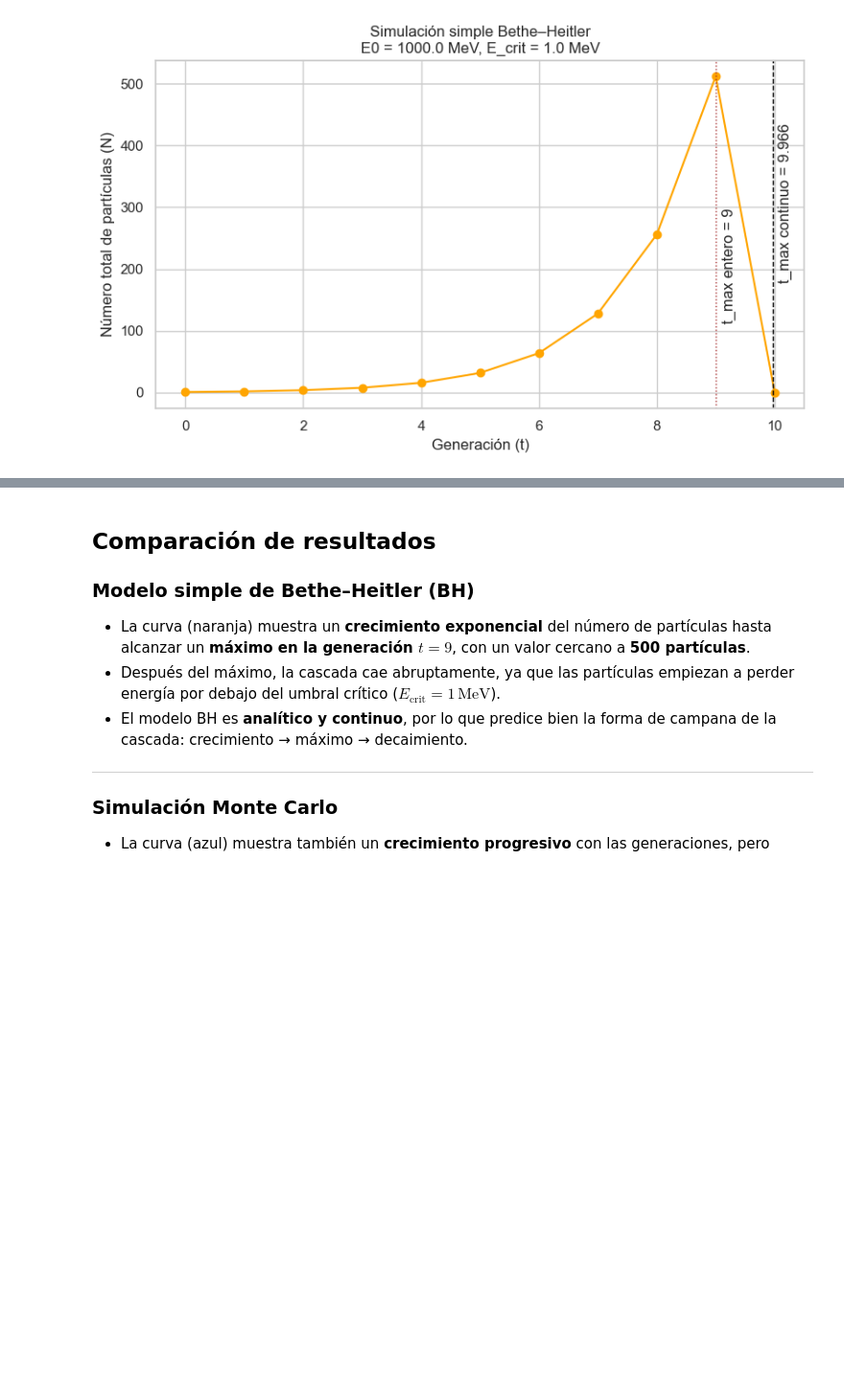
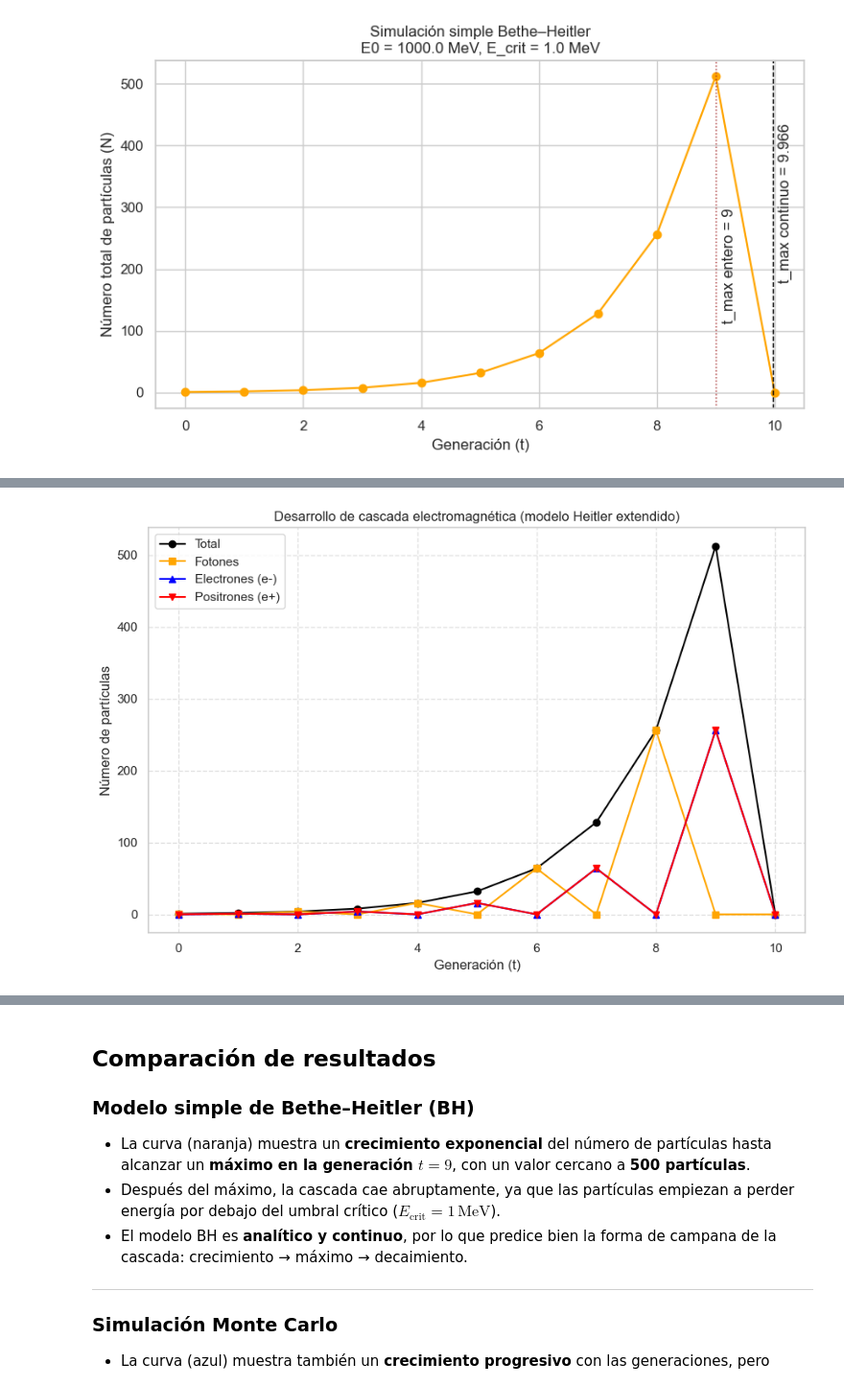
Before and after one commit to Mariana31415/Rayos-cosmicos, a Jupyter notebook: Tareacomp1.ipynb, the cells around one changed output, grey strips where cells are left out. Shown: that part at 96% size. Drawn from its saved outputs; the diff is of its cells as text; code cells hidden in the pictures; blank space fills up the shorter version.

```diff
--- a/Tareacomp1.ipynb
+++ b/Tareacomp1.ipynb
@@ -88,0 +91,86 @@ N máximo teórico ≈ 1000.0
+# %%
+
+
+# -------------------------
+# Parámetros del modelo
+# -------------------------
+E0_MeV = 1000.0       # Energía inicial del fotón (MeV)
+E_crit_MeV = 1.0      # Energía crítica (MeV)
+max_generations = 10  # Número máximo de generaciones
+P_ANNIHILATION = 0.5  # Probabilidad de aniquilación de e+
+
+# -------------------------
+# Simulación
+# -------------------------
+# Representamos cada partícula como (tipo, energía)
+# tipo puede ser "gamma", "e-", "e+"
+particles = [("gamma", E0_MeV)]
+
+generations = []
+
+for gen in range(max_generations + 1):
+    # Contar partículas por tipo
+    n_gamma = sum(1 for p, _ in particles if p == "gamma")
+    n_e_minus = sum(1 for p, _ in particles if p == "e-")
+    n_e_plus = sum(1 for p, _ in particles if p == "e+")
+
+    generations.append({
+        "Generación": gen,
+        "Total": len(particles),
+        "Fotones": n_gamma,
+        "Electrones": n_e_minus,
+        "Positrones": n_e_plus
+    })
+
+    # Crear nueva lista de partículas para la próxima generación
+    new_particles = []
+    for p_type, E in particles:
+        child_energy = E / 2.0
+        if child_energy < E_crit_MeV:
+            continue
+
+        if p_type == "gamma":
+            # Fotón produce un par e+ e-
+            new_particles.append(("e-", child_energy))
+            new_particles.append(("e+", child_energy))
+
+        elif p_type == "e-":
+            # Electrón produce 2 fotones (bremsstrahlung)
+            new_particles.append(("gamma", child_energy))
+            new_particles.append(("gamma", child_energy))
+
+        elif p_type == "e+":
+            # Positrón: con cierta probabilidad aniquila
+            if random.random() < P_ANNIHILATION:
+                new_particles.append(("gamma", child_energy))
+                new_particles.append(("gamma", child_energy))
+            else:
+                # Si no aniquila, también emite radiación (igual que el electrón)
+                new_particles.append(("gamma", child_energy))
+                new_particles.append(("gamma", child_energy))
+
+    particles = new_particles
+
+# -------------------------
+# DataFrame
+# -------------------------
+df = pd.DataFrame(generations)
+print(df)
+
+# -------------------------
+# Gráficas
+# -------------------------
+plt.figure(figsize=(9,6))
+plt.plot(df["Generación"], df["Total"], marker='o', label="Total", color="black")
+plt.plot(df["Generación"], df["Fotones"], marker='s', label="Fotones", color="orange")
+plt.plot(df["Generación"], df["Electrones"], marker='^', label="Electrones (e-)", color="blue")
+plt.plot(df["Generación"], df["Positrones"], marker='v', label="Positrones (e+)", color="red")
+
+plt.xlabel("Generación (t)")
+plt.ylabel("Número de partículas")
+plt.title("Desarrollo de cascada electromagnética (modelo Heitler extendido)")
+plt.grid(True, linestyle="--", alpha=0.6)
+plt.legend()
+plt.tight_layout()
+plt.show()
+# %% [output]
@@ -89 +189,2 @@ N máximo teórico ≈ 1000.0
+[figure, added]
 # %% [markdown]
```
Also changed, not shown: parts of 15 cells of this notebook, 3 other files.
